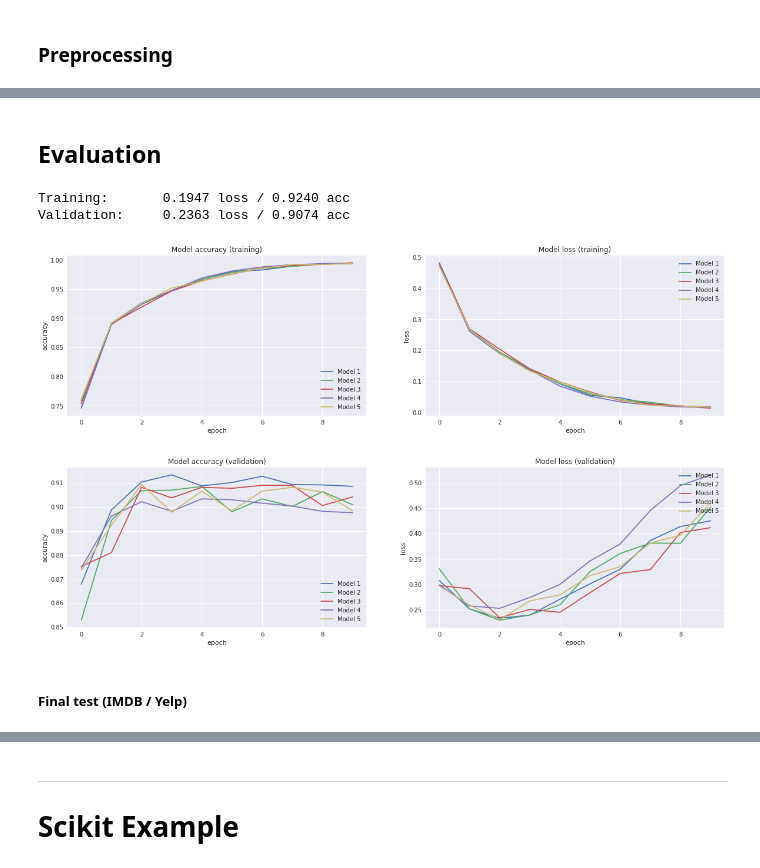
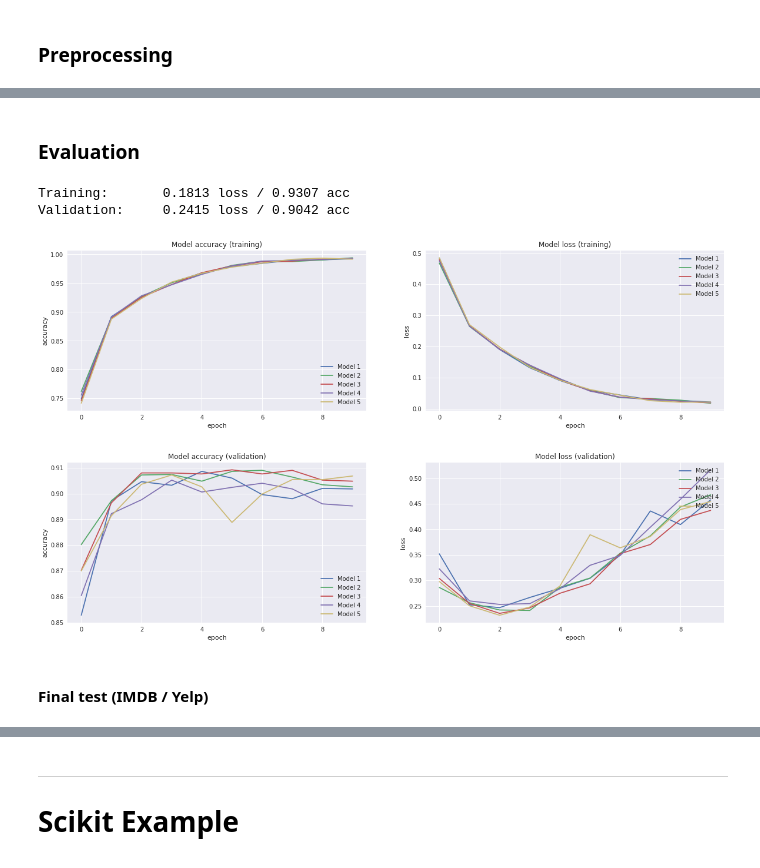
Before and after one commit to cmasch/cnn-text-classification, a Jupyter notebook: Evaluation.ipynb, the cells around one changed output, grey strips where cells are left out. Drawn from its saved outputs; the diff is of its cells as text; code cells hidden in the pictures.

Commit message:
update to TensorFlow 2

```diff
--- a/Evaluation.ipynb
+++ b/Evaluation.ipynb
@@ -27,7 +15,7 @@ ALPHABET          = "abcdefghijklmnopqrstuvwxyz0123456789-,;.!?:'\"/\\|_@#$%^&*~
 ALPHABET_SIZE     = len(ALPHABET)
 CHAR_MAX_LENGTH   = 1600
 CHAR_KERNEL_SIZES = [5,10,20]
-CHAR_FEATURE_MAPS = [300,300,300]
+CHAR_FEATURE_MAPS = [200,200,200]
 
 # GENERAL
 DROPOUT_RATE      = 0.4
@@ -182,27 +169,28 @@ def char_vectorizer(X):
 # %%
 def create_glove_embeddings():
-    print('Pretrained embeddings GloVe is loading...')
+    print('Pretrained embedding GloVe is loading...')
 
     embeddings_index = {}
-    f = open('glove.6B.%id.txt' % EMBEDDING_DIM)
-    for line in f:
-        values = line.split()
-        word = values[0]
-        coefs = np.asarray(values[1:], dtype='float32')
-        embeddings_index[word] = coefs
-    f.close()
-    print('Found %s word vectors in GloVe embedding' % len(embeddings_index))
+    with open('glove.6B.%id.txt' % EMBEDDING_DIM) as glove_embedding:
+        for line in glove_embedding.readlines():
+            values = line.split()
+            word   = values[0]
+            coefs  = np.asarray(values[1:], dtype='float32')
+            embeddings_index[word] = coefs
+    print('Found %s word vectors in GloVe embedding\n' % len(embeddings_index))
 
     embedding_matrix = np.zeros((MAX_NUM_WORDS, EMBEDDING_DIM))
 
     for word, i in tokenizer.word_index.items():
+
         if i >= MAX_NUM_WORDS:
             continue
+
         embedding_vector = embeddings_index.get(word)
         if embedding_vector is not None:
             embedding_matrix[i] = embedding_vector
 
-    return keras.layers.Embedding(
+    return tf.keras.layers.Embedding(
         input_dim=MAX_NUM_WORDS,
         output_dim=EMBEDDING_DIM,
         input_length=MAX_SEQ_LENGTH,
@@ -217,5 +203,6 @@ def create_glove_embeddings():
 # %%
 from cnn_model import CNN
+from sklearn.model_selection import train_test_split
 
 histories = []
 
@@ -223,10 +210,12 @@ for i in range(RUNS):
     print('Running iteration %i/%i' % (i+1, RUNS))
     random_state = np.random.randint(1000)
 
-    X_train, X_val, y_train, y_val = train_test_split(word_data, labels, test_size=VAL_SIZE, random_state=random_state)
+    X_train, X_val, y_train, y_val = train_test_split(word_data, tf.keras.utils.to_categorical(y),
+                                                      test_size=VAL_SIZE, random_state=random_state)
 
     if USE_CHAR:
-        X_train_c, X_val_c, _, _ = train_test_split(char_vectorizer(docs), labels, test_size=VAL_SIZE, random_state=random_state)
+        X_train_c, X_val_c, _, _ = train_test_split(char_vectorizer(X), tf.keras.utils.to_categorical(y),
+                                                    test_size=VAL_SIZE, random_state=random_state)
         X_train = [X_train, X_train_c]
         X_val   = [X_val,   X_val_c]
 
@@ -254,11 +243,9 @@ for i in range(RUNS):
 
     model.compile(
         loss='categorical_crossentropy',
-        optimizer=keras.optimizers.Adam(),
+        optimizer=tf.optimizers.Adam(),
         metrics=['accuracy']
     )
-
-    #model.summary()
 
     history = model.fit(
         X_train, y_train,
@@ -266,13 +253,12 @@ for i in range(RUNS):
         batch_size=BATCH_SIZE,
         validation_data=(X_val, y_val),
         callbacks=[
-            keras.callbacks.ModelCheckpoint(
+            tf.keras.callbacks.ModelCheckpoint(
                 'model-%i.h5'%(i+1), monitor='val_loss', verbose=1, save_best_only=True, mode='min'
             ),
-            #keras.callbacks.TensorBoard(log_dir='./logs/temp', write_graph=True)
         ]
     )
-    print()
+
     histories.append(history.history)
 # %% [output]
 Running iteration 1/5
@@ -295,5 +279,5 @@ Pretrained embeddings GloVe is loading...
 # %% [markdown]
-## Evaluation
+### Evaluation
 # %%
 def get_avg(histories, his_key):
     tmp = []
@@ -301,13 +285,11 @@ def get_avg(histories, his_key):
         tmp.append(history[his_key][np.argmin(history['val_loss'])])
     return np.mean(tmp)
 
-print('Training: \t%0.4f loss / %0.4f acc'   % (get_avg(histories, 'loss'),
-                                                get_avg(histories, 'acc')))
-print('Validation: \t%0.4f loss / %0.4f acc' % (get_avg(histories, 'val_loss'),
-                                                get_avg(histories, 'val_acc')))
+print('Training: \t%0.4f loss / %0.4f acc'   % (get_avg(histories,'loss'), get_avg(histories,'accuracy')))
+print('Validation: \t%0.4f loss / %0.4f acc' % (get_avg(histories,'val_loss'), get_avg(histories,'val_accuracy')))
 # %% [output]
-Training:       0.1947 loss / 0.9240 acc
-Validation:     0.2363 loss / 0.9074 acc
+Training:       0.1813 loss / 0.9307 acc
+Validation:     0.2415 loss / 0.9042 acc
 # %%
 def plot_acc_loss(title, histories, key_acc, key_loss):
     fig, (ax1, ax2) = plt.subplots(1, 2)
@@ -330,10 +314,10 @@ def plot_acc_loss(title, histories, key_acc, key_loss):
     fig.set_size_inches(20, 5)
     plt.show()
 # %%
-plot_acc_loss('training', histories, 'acc', 'loss')
-plot_acc_loss('validation', histories, 'val_acc', 'val_loss')
+plot_acc_loss('training', histories, 'accuracy', 'loss')
+plot_acc_loss('validation', histories, 'val_accuracy', 'val_loss')
 # %% [output]
-[figure, old version]
+[figure, new version]
-[figure, old version]
+[figure, new version]
 # %% [markdown]
-##### Final test (IMDB / Yelp)
+#### Final test (IMDB / Yelp)
```
Also changed, not shown: parts of 24 cells of this notebook, 2 other files.
